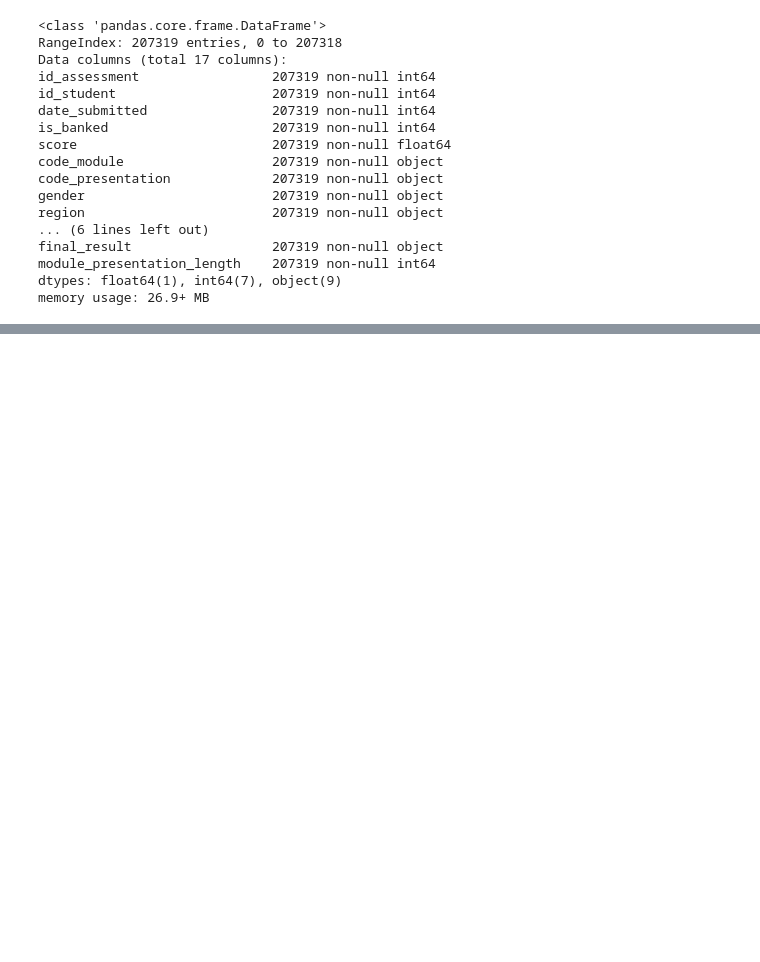
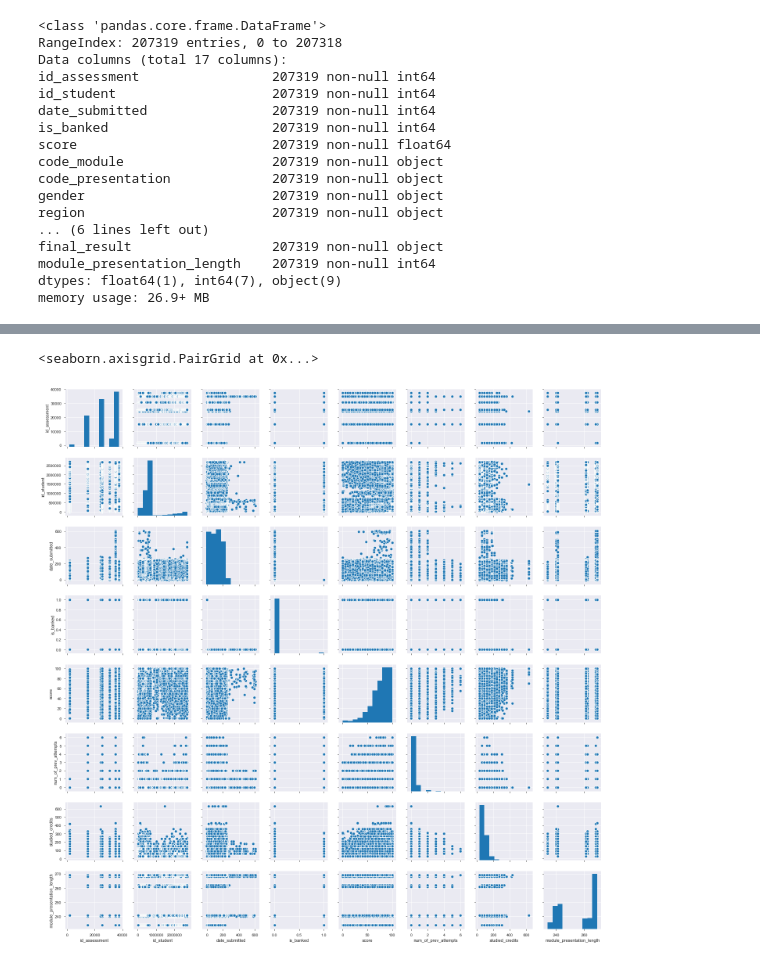
Before and after one commit to ljg-old/OULAD_Project, a Jupyter notebook: EDA.ipynb, the cells around one changed output, grey strips where cells are left out. Saved outputs shown, nothing was run; the diff lists cells and outputs as text; code cells hidden in the pictures; blank space fills up the shorter version.

```diff
--- a/EDA.ipynb
+++ b/EDA.ipynb
@@ -36 +36,6 @@ sns.heatmap(corr)
 [figure]
+# %%
+sns.pairplot(data)
+# %% [output]
+<seaborn.axisgrid.PairGrid at 0x...>
+[figure, added]
```
Also changed, not shown: parts of 1 cell of this notebook, 12 other files.
